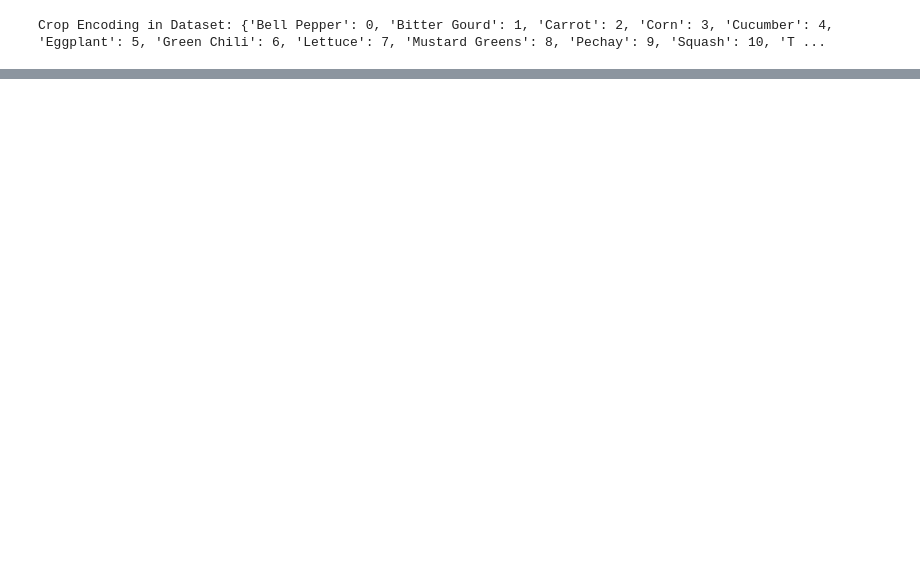
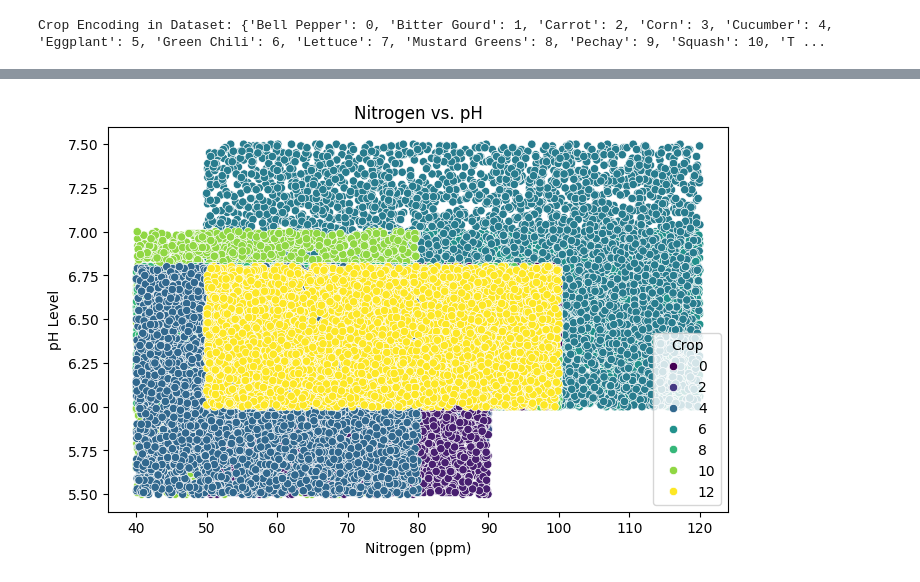
Before and after one commit to boris-ny/ALU_ML_Trial, a Jupyter notebook: linear_regression_and_API.ipynb, the cells around one changed output, grey strips where cells are left out. Saved outputs shown, nothing was run; the diff lists cells and outputs as text; code cells hidden in the pictures; blank space fills up the shorter version.

```diff
--- a/linear_regression_and_API.ipynb
+++ b/linear_regression_and_API.ipynb
@@ -35,0 +58,10 @@ Crop Encoding in Dataset: {'Bell Pepper': 0, 'Bitter Gourd': 1, 'Carrot': 2, 'Co
+# %%
+plt.figure(figsize=(8, 5))
+sns.scatterplot(x=data["Nitrogen (ppm)"], y=data["pH"], hue=data["Crop"], palette="viridis")
+plt.title("Nitrogen vs. pH")
+plt.xlabel("Nitrogen (ppm)")
+plt.ylabel("pH Level")
+plt.legend(title="Crop")
+plt.show()
+# %% [output]
+[figure, added]
```
Also changed, not shown: parts of 7 cells of this notebook, 5 other files.
